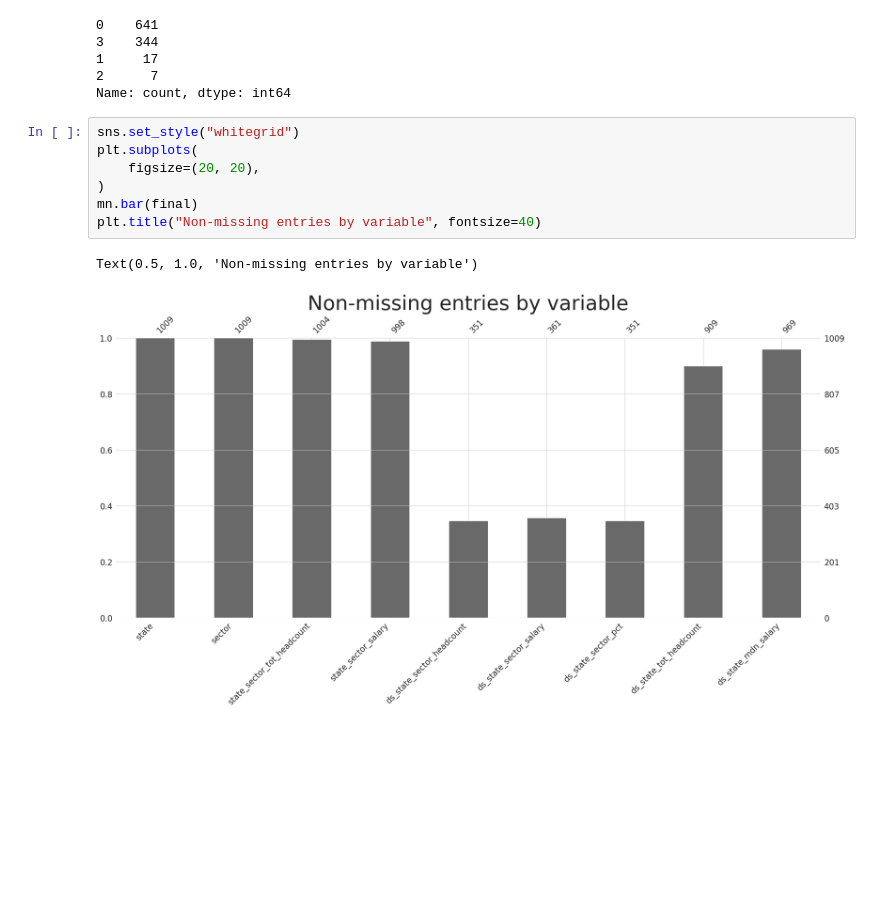
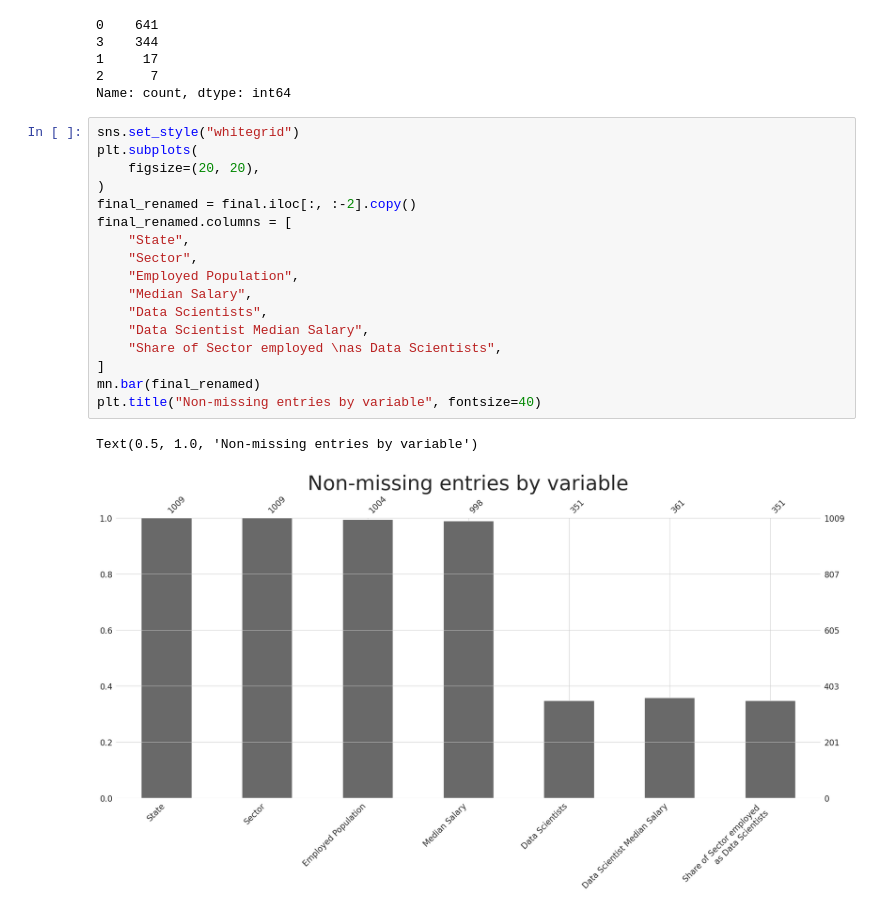
Before and after one commit to joshred83/cda_project, a Jupyter notebook: imputation_preparation.ipynb, the cells around one changed output. Saved outputs shown, nothing was run; the diff lists cells and outputs as text; blank space fills up the shorter version.

```diff
--- a/imputation_preparation.ipynb
+++ b/imputation_preparation.ipynb
@@ -313,10 +314,20 @@ Name: count, dtype: int64
 # %%
 sns.set_style("whitegrid")
 plt.subplots(
     figsize=(20, 20),
 )
-mn.bar(final)
+final_renamed = final.iloc[:, :-2].copy()
+final_renamed.columns = [
+    "State",
+    "Sector",
+    "Employed Population",
+    "Median Salary",
+    "Data Scientists",
+    "Data Scientist Median Salary",
+    "Share of Sector employed \nas Data Scientists",
+]
+mn.bar(final_renamed)
 plt.title("Non-missing entries by variable", fontsize=40)
 # %% [output]
 Text(0.5, 1.0, 'Non-missing entries by variable')
-[figure, old version]
+[figure, new version]
```
Also changed, not shown: parts of 20 cells of this notebook, 7 other files.
